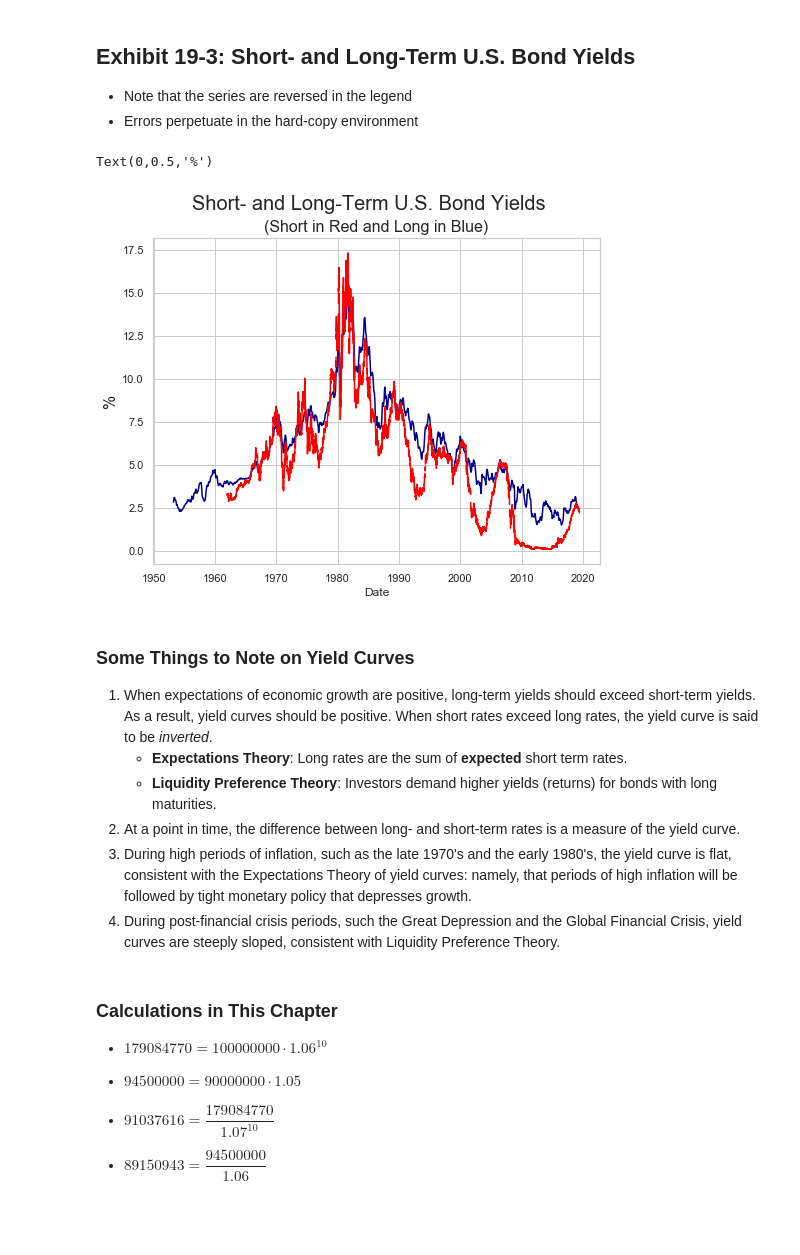
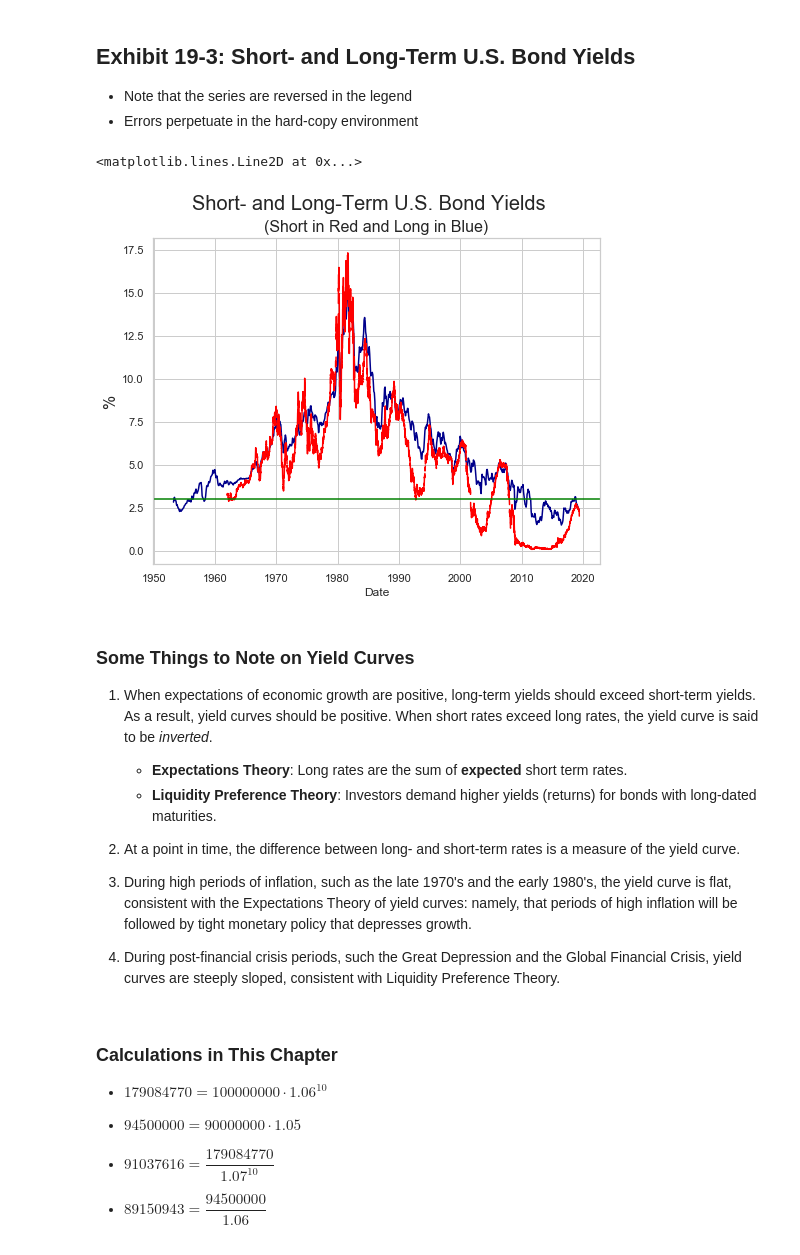
Before and after one commit to thsavage/REAL1-GC.1035, a Jupyter notebook: Notes.ipynb, the cells around one changed output. Cells and saved outputs as stored; diff of their text form; code cells hidden in the pictures; blank space fills up the shorter version.

```diff
--- a/Notes.ipynb
+++ b/Notes.ipynb
@@ -654,18 +697,20 @@ one_year = fred.get_series("DGS1")
 # %%
 ten_year.plot(color='darkblue', figsize=(8, 6))
 one_year.plot(color='red')
 plt.suptitle('Short- and Long-Term U.S. Bond Yields', fontsize=20)
 plt.title('(Short in Red and Long in Blue)', fontsize=16)
 plt.xlabel('Date')
 plt.ylabel('%', fontsize=16)
+plt.axhline(y=3.0, c="green")
 # %% [output]
-Text(0,0.5,'%')
+<matplotlib.lines.Line2D at 0x...>
-[figure, old version]
+[figure, new version]
 # %% [markdown]
 ### Some Things to Note on Yield Curves
 1. When expectations of economic growth are positive, long-term yields should exceed short-term yields.  As a result, yield curves should be positive.  When short rates exceed long rates, the yield curve is said to be *inverted*.
     * **Expectations Theory**: Long rates are the sum of **expected** short term rates.
-    * **Liquidity Preference Theory**: Investors demand higher yields (returns) for bonds with long maturities.
+    * **Liquidity Preference Theory**: Investors demand higher yields (returns) for bonds with long-dated maturities.
+
 2. At a point in time, the difference between long- and short-term rates is a measure of the yield curve.
 3. During high periods of inflation, such as the late 1970's and the early 1980's, the yield curve is flat, consistent with the Expectations Theory of yield curves: namely, that periods of high inflation will be followed by tight monetary policy that depresses growth.
 3. During post-financial crisis periods, such the Great Depression and the Global Financial Crisis, yield curves are steeply sloped, consistent with Liquidity Preference Theory.
```
Also changed, not shown: parts of 19 cells of this notebook.
